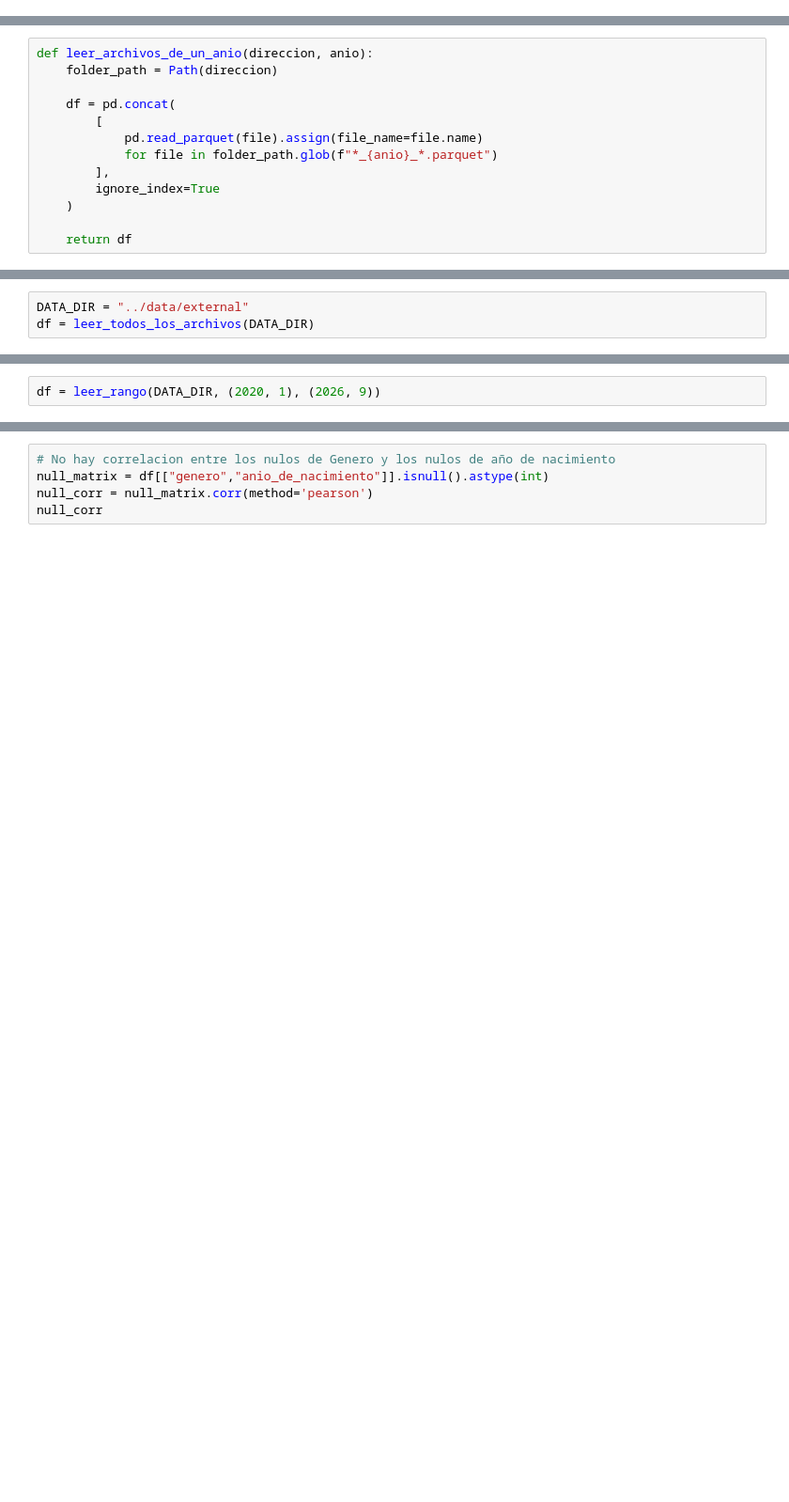
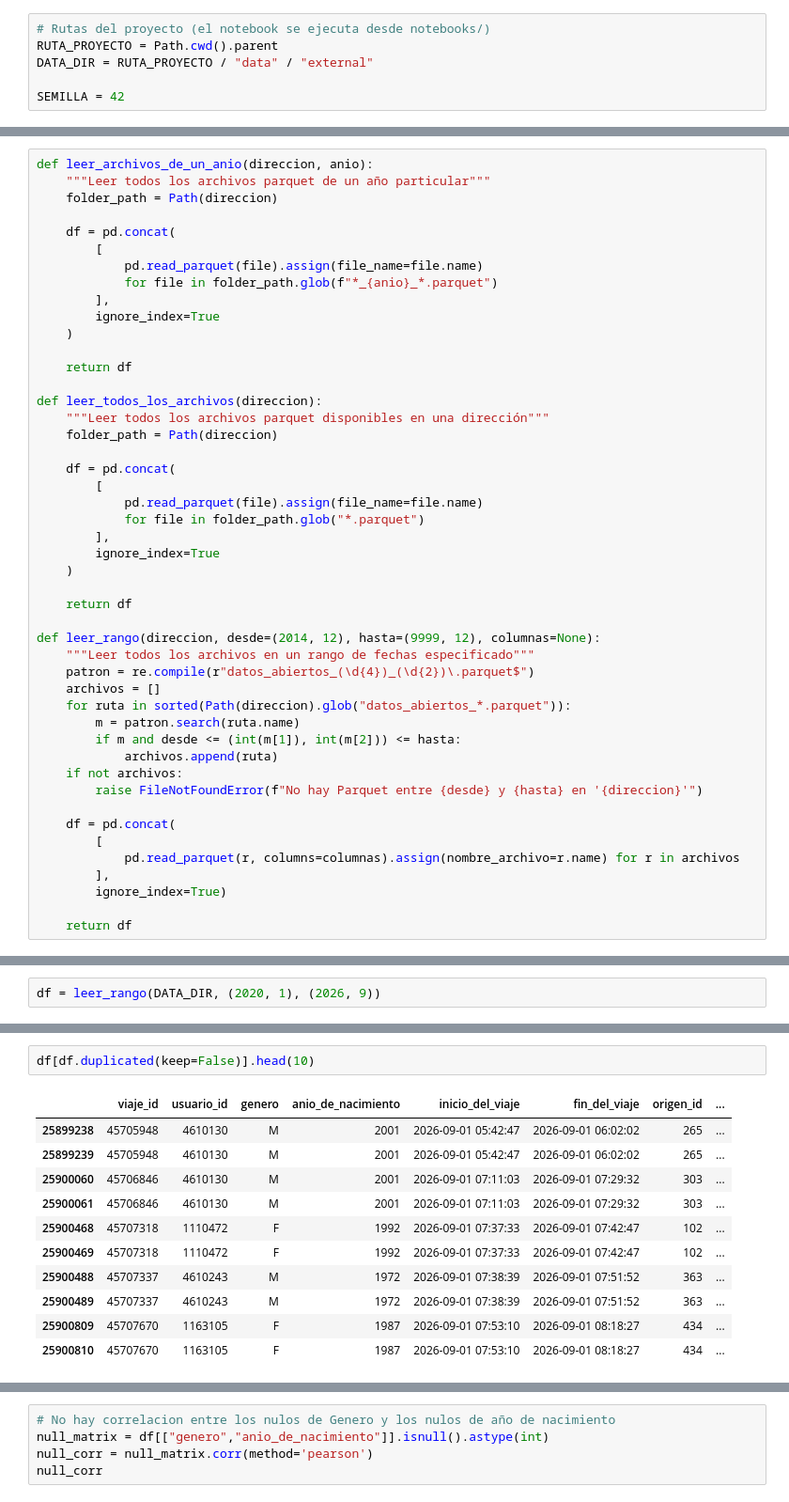
Before and after one commit to sanchezdavilaluisarturo/MLOps-ProyectoMiBici-Equipo7, a Jupyter notebook: notebooks/0.01-fat-exploracion-inicial.ipynb, the cells around one changed output, grey strips where cells are left out. Shown at 94% size. Cells and saved outputs as stored; diff of their text form; blank space fills up the shorter version.

Commit message:
fix: mejora en redacción y limpieza para la sección de carga de datos, EDA en libreta personal

```diff
--- a/notebooks/0.01-fat-exploracion-inicial.ipynb
+++ b/notebooks/0.01-fat-exploracion-inicial.ipynb
@@ -10,0 +52,6 @@ import re
+# %%
+# Rutas del proyecto (el notebook se ejecuta desde notebooks/)
+RUTA_PROYECTO = Path.cwd().parent
+DATA_DIR = RUTA_PROYECTO / "data" / "external"
+
+SEMILLA = 42
@@ -11,5 +62,6 @@ import re
 # %%
 def leer_archivos_de_un_anio(direccion, anio):
+    """Leer todos los archivos parquet de un año particular"""
     folder_path = Path(direccion)
 
     df = pd.concat(
@@ -21,3 +73,36 @@ def leer_archivos_de_un_anio(direccion, anio):
     )
 
     return df
+
+def leer_todos_los_archivos(direccion):
+    """Leer todos los archivos parquet disponibles en una dirección"""
+    folder_path = Path(direccion)
+
+    df = pd.concat(
+        [
+            pd.read_parquet(file).assign(file_name=file.name)
+            for file in folder_path.glob("*.parquet")
+        ],
+        ignore_index=True
+    )
+
+    return df
+
+def leer_rango(direccion, desde=(2014, 12), hasta=(9999, 12), columnas=None):
+    """Leer todos los archivos en un rango de fechas especificado"""
+    patron = re.compile(r"datos_abiertos_(\d{4})_(\d{2})\.parquet$")
+    archivos = []
+    for ruta in sorted(Path(direccion).glob("datos_abiertos_*.parquet")):
+        m = patron.search(ruta.name)
+        if m and desde <= (int(m[1]), int(m[2])) <= hasta:
+            archivos.append(ruta)
+    if not archivos:
+        raise FileNotFoundError(f"No hay Parquet entre {desde} y {hasta} en '{direccion}'")
+
+    df = pd.concat(
+        [
+            pd.read_parquet(r, columns=columnas).assign(nombre_archivo=r.name) for r in archivos
+        ],
+        ignore_index=True)
+
+    return df
@@ -59,3 +108,0 @@ def redondear_a_primer_dia_del_mes(dt_col):
-# %%
-DATA_DIR = "../data/external"
-df = leer_todos_los_archivos(DATA_DIR)
@@ -63,0 +142,14 @@ df = leer_rango(DATA_DIR, (2020, 1), (2026, 9))
+# %%
+df[df.duplicated(keep=False)].head(10)
+# %% [output]
+|  | viaje_id | usuario_id | genero | anio_de_nacimiento | inicio_del_viaje | fin_del_viaje | origen_id | ... |
+| 25899238 | 45705948 | 4610130 | M | 2001 | 2026-09-01 05:42:47 | 2026-09-01 06:02:02 | 265 | ... |
+| 25899239 | 45705948 | 4610130 | M | 2001 | 2026-09-01 05:42:47 | 2026-09-01 06:02:02 | 265 | ... |
+| 25900060 | 45706846 | 4610130 | M | 2001 | 2026-09-01 07:11:03 | 2026-09-01 07:29:32 | 303 | ... |
+| 25900061 | 45706846 | 4610130 | M | 2001 | 2026-09-01 07:11:03 | 2026-09-01 07:29:32 | 303 | ... |
+| 25900468 | 45707318 | 1110472 | F | 1992 | 2026-09-01 07:37:33 | 2026-09-01 07:42:47 | 102 | ... |
+| 25900469 | 45707318 | 1110472 | F | 1992 | 2026-09-01 07:37:33 | 2026-09-01 07:42:47 | 102 | ... |
+| 25900488 | 45707337 | 4610243 | M | 1972 | 2026-09-01 07:38:39 | 2026-09-01 07:51:52 | 363 | ... |
+| 25900489 | 45707337 | 4610243 | M | 1972 | 2026-09-01 07:38:39 | 2026-09-01 07:51:52 | 363 | ... |
+| 25900809 | 45707670 | 1163105 | F | 1987 | 2026-09-01 07:53:10 | 2026-09-01 08:18:27 | 434 | ... |
+| 25900810 | 45707670 | 1163105 | F | 1987 | 2026-09-01 07:53:10 | 2026-09-01 08:18:27 | 434 | ... |
```
Also changed, not shown: parts of 62 cells of this notebook.
